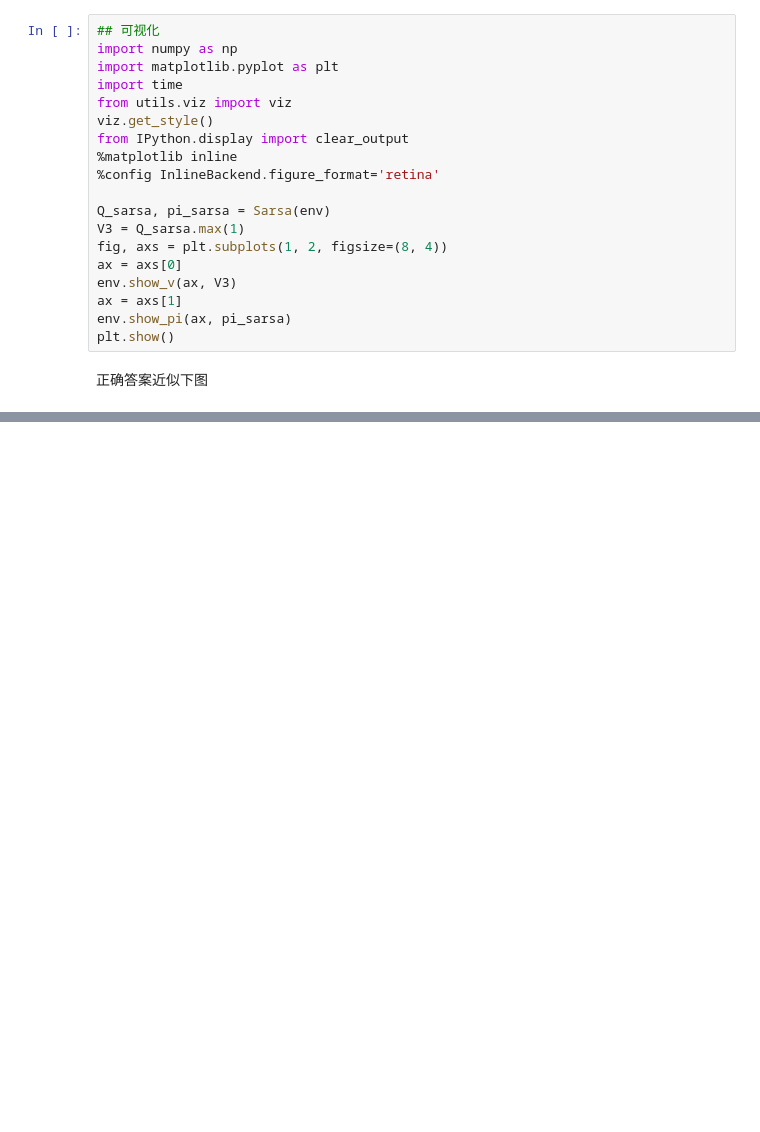
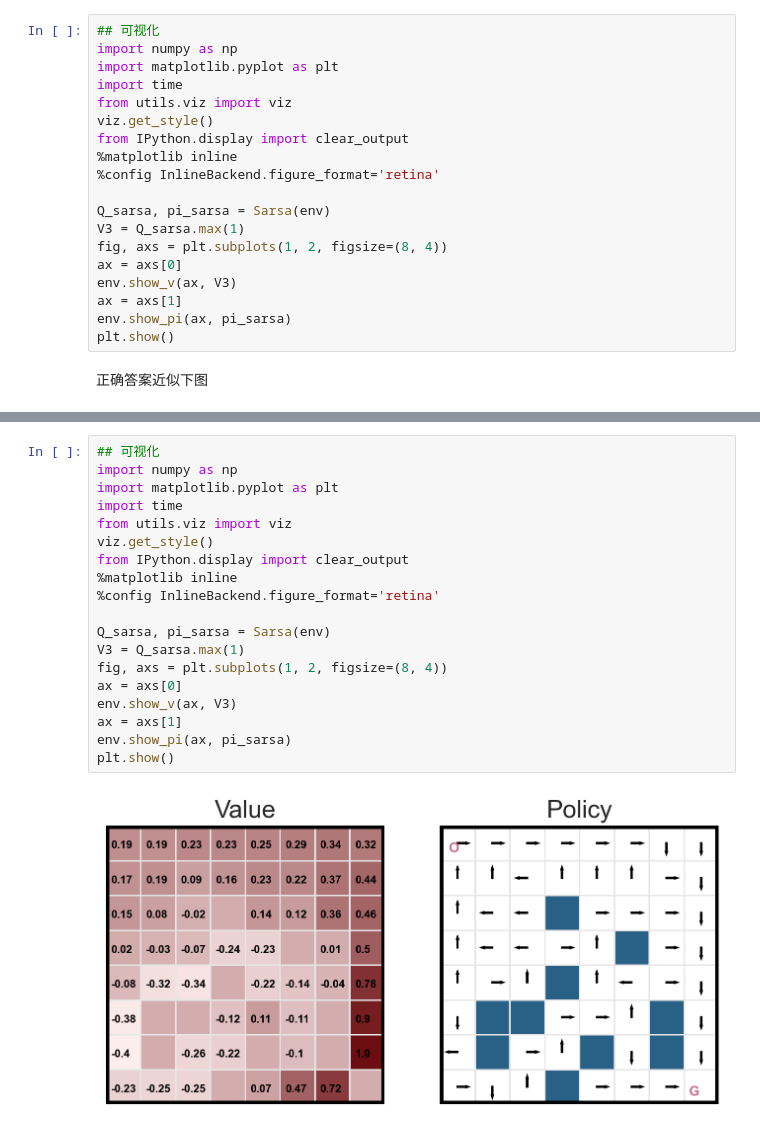
Before and after one commit to yuyangao/MCMC-RL, a Jupyter notebook: hw2_ans.ipynb, the cells around one changed output, grey strips where cells are left out. Drawn from its saved outputs; the diff is of its cells as text; blank space fills up the shorter version.

```diff
--- a/hw2_ans.ipynb
+++ b/hw2_ans.ipynb
@@ -440,0 +436,21 @@ plt.show()
+# %%
+## 可视化
+import numpy as np
+import matplotlib.pyplot as plt
+import time
+from utils.viz import viz
+viz.get_style()
+from IPython.display import clear_output
+%matplotlib inline
+%config InlineBackend.figure_format='retina'
+
+Q_sarsa, pi_sarsa = Sarsa(env)
+V3 = Q_sarsa.max(1)
+fig, axs = plt.subplots(1, 2, figsize=(8, 4))
+ax = axs[0]
+env.show_v(ax, V3)
+ax = axs[1]
+env.show_pi(ax, pi_sarsa)
+plt.show()
+# %% [output]
+[figure, added]
```
Also changed, not shown: parts of 3 cells of this notebook.
